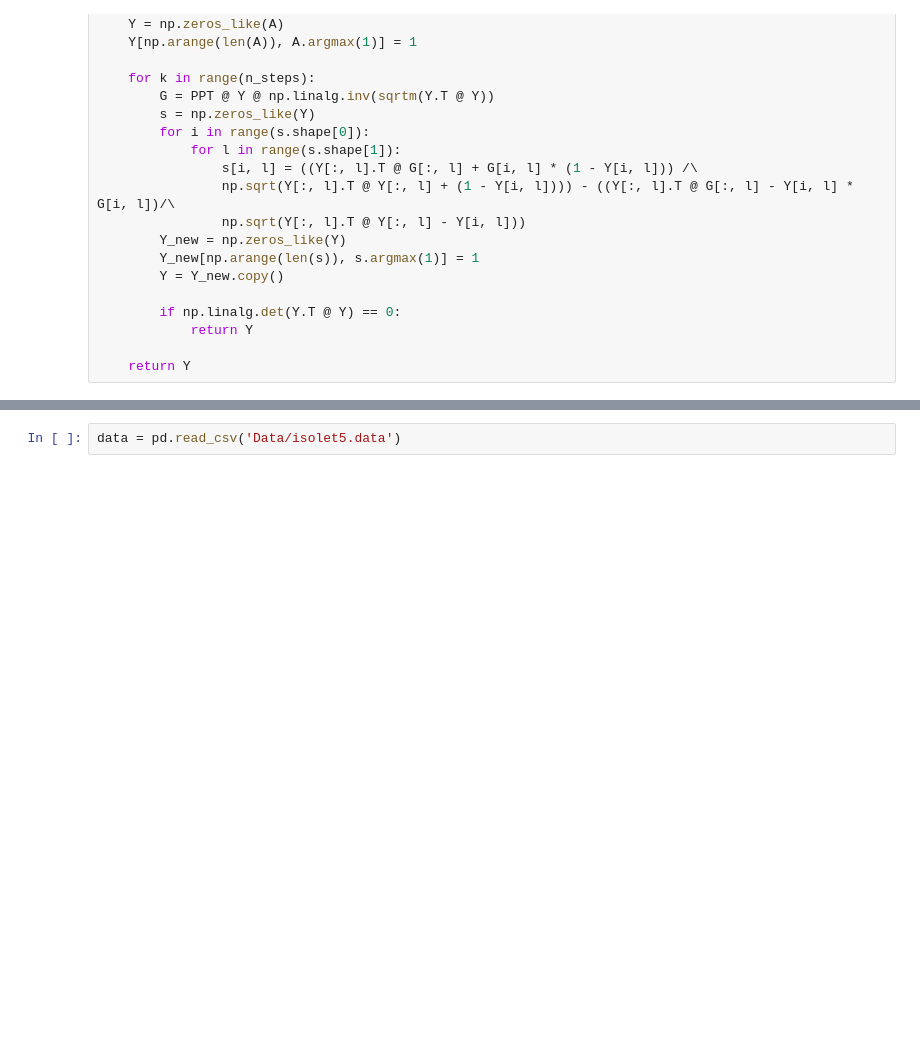
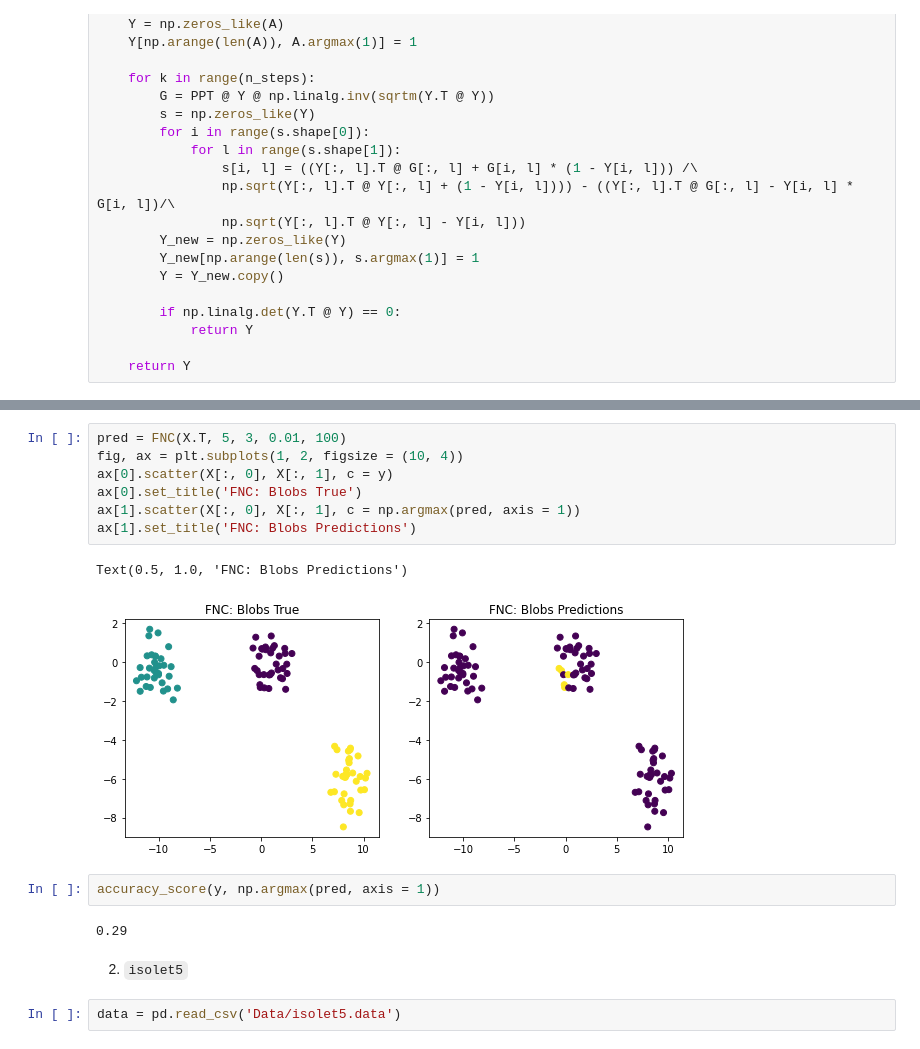
Before and after one commit to V-Marco/nla_spectral_clustering, a Jupyter notebook: BKM_FNC.ipynb, the cells around one changed output, grey strips where cells are left out. Saved outputs shown, nothing was run; the diff lists cells and outputs as text; blank space fills up the shorter version.

```diff
--- a/BKM_FNC.ipynb
+++ b/BKM_FNC.ipynb
@@ -134,3 +160,19 @@ def FNC(X, k, m, gamma, n_steps):
+# %%
+pred = FNC(X.T, 5, 3, 0.01, 100)
+fig, ax = plt.subplots(1, 2, figsize = (10, 4))
+ax[0].scatter(X[:, 0], X[:, 1], c = y)
+ax[0].set_title('FNC: Blobs True')
+ax[1].scatter(X[:, 0], X[:, 1], c = np.argmax(pred, axis = 1))
+ax[1].set_title('FNC: Blobs Predictions')
+# %% [output]
+Text(0.5, 1.0, 'FNC: Blobs Predictions')
+[figure, added]
+# %%
+accuracy_score(y, np.argmax(pred, axis = 1))
+# %% [output]
+0.29
+# %% [markdown]
+2. `isolet5`
 # %%
 data = pd.read_csv('Data/isolet5.data')
 # %%
```
Also changed, not shown: parts of 22 cells of this notebook.
